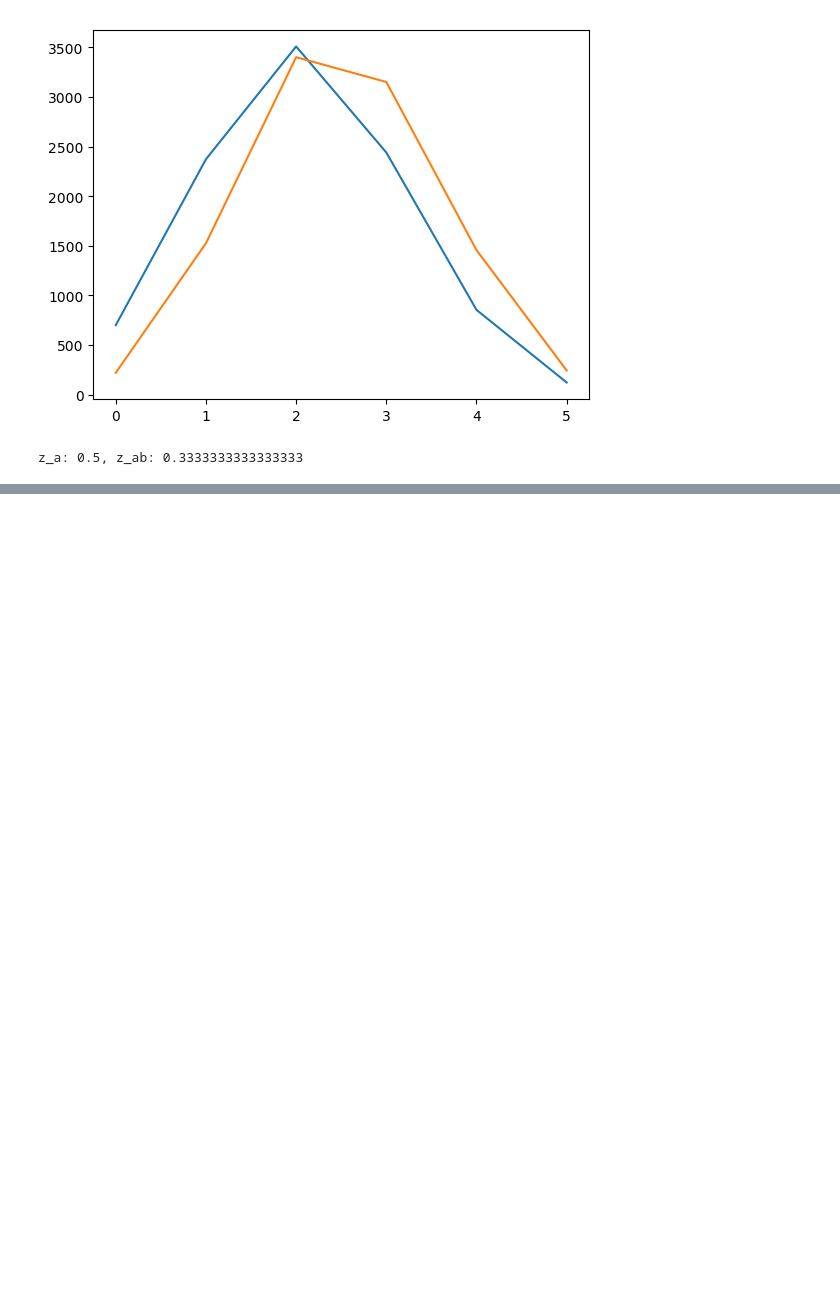
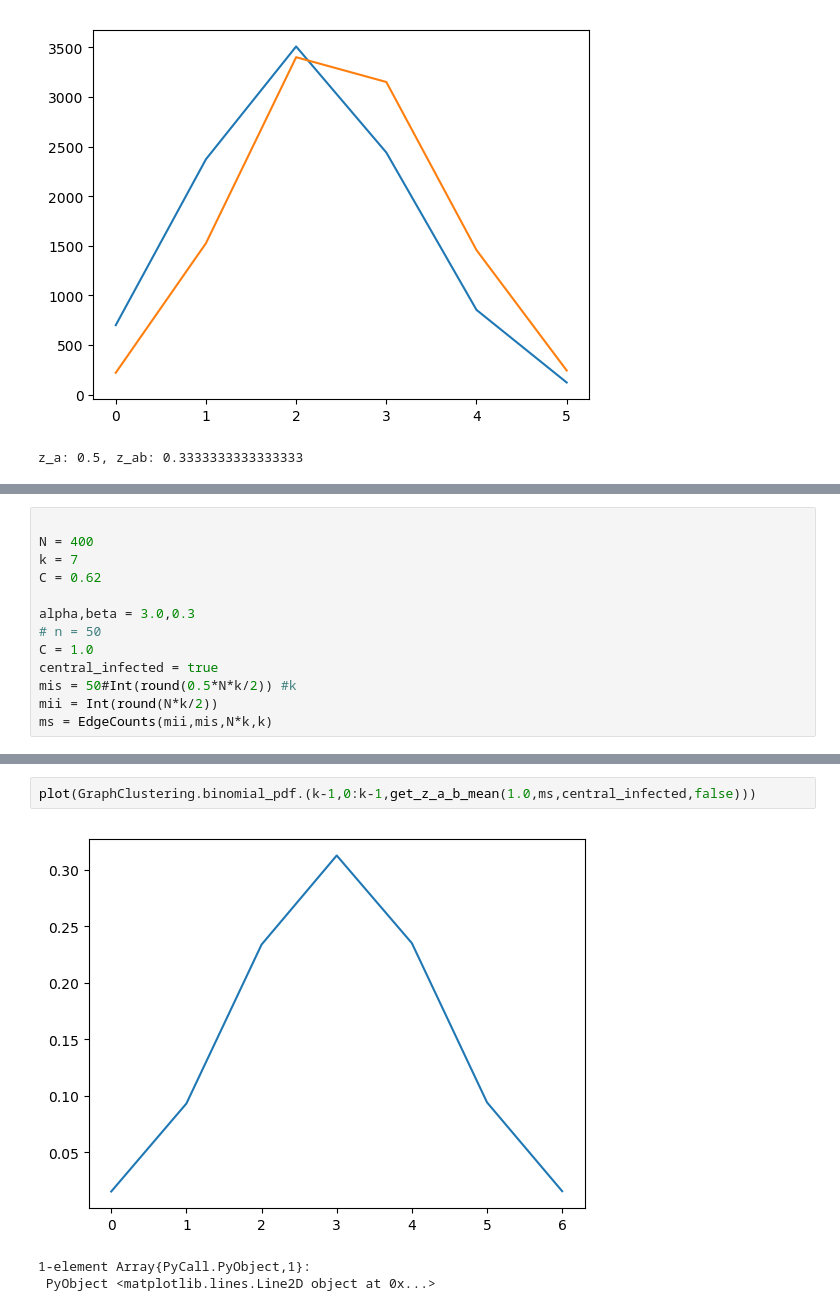
Before and after one commit to jnkh/epidemics, a Jupyter notebook: notebooks/Clustering.ipynb, the cells around one changed output, grey strips where cells are left out. Saved outputs shown, nothing was run; the diff lists cells and outputs as text; blank space fills up the shorter version.

```diff
--- a/notebooks/Clustering.ipynb
+++ b/notebooks/Clustering.ipynb
@@ -466,0 +474,13 @@ z_a: 0.5, z_ab: 0.3333333333333333
+# %%
+
+N = 400
+k = 7
+C = 0.62
+
+alpha,beta = 3.0,0.3
+# n = 50
+C = 1.0
+central_infected = true
+mis = 50#Int(round(0.5*N*k/2)) #k
+mii = Int(round(N*k/2))
+ms = EdgeCounts(mii,mis,N*k,k)
@@ -466,0 +499,6 @@ z_a: 0.5, z_ab: 0.3333333333333333
+# %%
+plot(GraphClustering.binomial_pdf.(k-1,0:k-1,get_z_a_b_mean(1.0,ms,central_infected,false)))
+# %% [output]
+[figure, added]
+1-element Array{PyCall.PyObject,1}:
+ PyObject <matplotlib.lines.Line2D object at 0x...>
```
Also changed, not shown: parts of 19 cells of this notebook, 22 other files.
